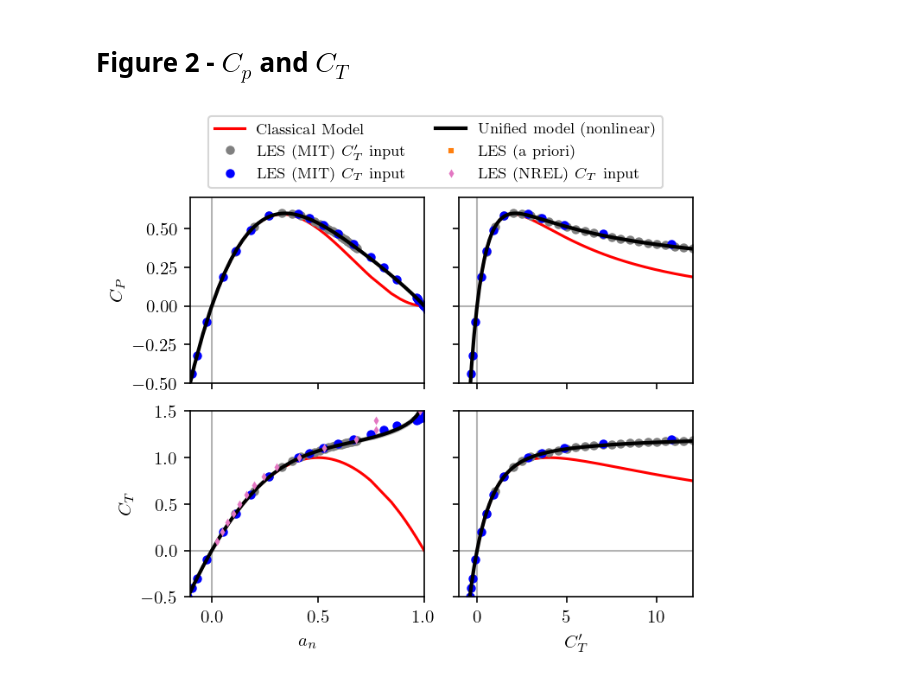
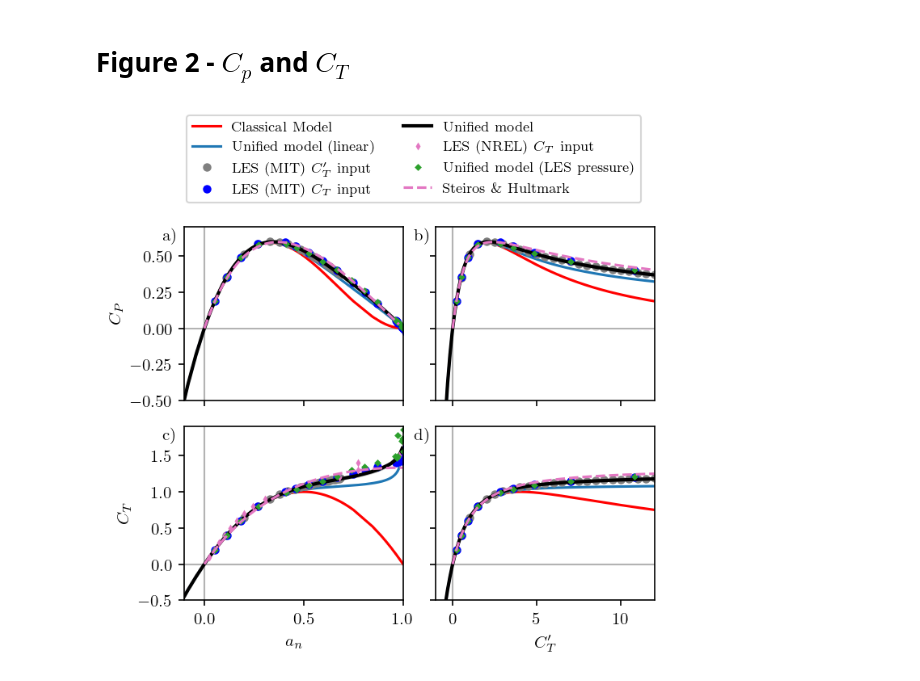
Before and after one commit to Howland-Lab/Unified-Momentum-Model, a Jupyter notebook: figures/figure_02_03.ipynb, the cells around one changed output. Cells and saved outputs as stored; diff of their text form; code cells hidden in the pictures.

Commit message:
add more paper figures

```diff
--- a/figures/figure_02_03.ipynb
+++ b/figures/figure_02_03.ipynb
@@ -110,7 +112,7 @@ results["LES_NREL"] = load_LES_data_NREL(NREL_LES_data_fn)
 # Add a priori pressure, pap
 # %%
 results["LES a priori"] = []
-for sol in results["LES_ctp"] + results["LES_ct"]:
+for sol in results["LES_ct"]:
     results["LES a priori"].append(
         LESSolution(
             sol.Ctprime,
@@ -132,7 +134,7 @@ for sol in results["LES_ctp"] + results["LES_ct"]:
 # %%
 models_to_compare = {
     "classical": Momentum.Heck(),
-    # "linear": Momentum.UnifiedMomentum(nonlinear_pressure_kwargs=dict(iterations=0)),
+    "linear": Momentum.UnifiedMomentum(cached=False, iterations=0),
     "nonlinear": Momentum.UnifiedMomentum(),
     "nonlinear_minus": Momentum.UnifiedMomentum(beta=0.9 * 0.1403),
     "nonlinear_plus": Momentum.UnifiedMomentum(beta=1.1 * 0.1403),
@@ -219,6 +278,9 @@ def setup_plot_like_mike(
     axes[1, 0].set_xlabel("$a_n$")
     axes[1, 1].set_xlabel("$C_T'$")
 
+    for ax, text in zip(axes.ravel(), ["a)", "b)", "c)", "d)"]):
+        ax.text(-0.1, 1.0, text, ha="left", va="top", transform=ax.transAxes)
+
     # Grid passing through origin
     [ax.axhline(0, lw=1, c="0.7", ls="-", zorder=-100) for ax in axes.ravel()]
     [ax.axvline(0, lw=1, c="0.7", ls="-", zorder=-100) for ax in axes.ravel()]
@@ -226,7 +288,7 @@ def setup_plot_like_mike(
     # Legend if needed
     if legend:
         axes[0, 0].legend(
-            ncol=2, loc="lower center", bbox_to_anchor=(1.05, 1.01), fontsize="small"
+            ncol=2, loc="lower center", bbox_to_anchor=(1.05, 1.1), fontsize="small"
         )
 
     return axes
@@ -239,39 +301,46 @@ plot_kwargs = {
     ),
     "classical": dict(c="r", label="Classical Model"),
     "linear": dict(label="Unified model (linear)"),
-    "nonlinear": dict(c="k", lw=2, label="Unified model (nonlinear)"),
+    "nonlinear": dict(c="k", lw=2, label="Unified model"),
+    "fixed_p": dict(
+        ls="", marker="D", ms=2, c="tab:green", label="Unified model (LES pressure)"
+    ),
     "nonlinear_variation": dict(label="nonlinear (variation)"),
     "LES a priori": dict(
         ls="", marker="s", ms=2, c="tab:orange", label=r"LES (a priori)"
     ),
+    "steiros": dict(ls="--", c="tab:pink", label="Steiros \& Hultmark"),
 }
-
-plot_order = [
-    "classical",
-    # "linear",
-    "LES_ctp",
-    "LES_ct",
-    "nonlinear",
-    "LES a priori",
-    "LES_NREL",
-]
 # %% [markdown]
 # Figure 2 - $C_p$ and $C_T$
 # %%
+plot_order = [
+    "classical",
+    "linear",
+    "LES_ctp",
+    "LES_ct",
+    "nonlinear",
+    # "LES a priori",
+    "LES_NREL",
+    "fixed_p",
+    "steiros",
+]
+
 axes = setup_plot_like_mike(
     results,
     "Cp",
     "Ct",
     ("$C_P$", "$C_T$"),
     keys=plot_order,
     range_keys=("nonlinear_minus", "nonlinear_plus"),
     plot_kwargs=plot_kwargs,
 )
 
 axes[0, 0].set_xlim(-0.1, 1)
 axes[1, 1].set_xlim(-1, 12)
 axes[0, 0].set_ylim(-0.5, 0.7)
-axes[1, 1].set_ylim(-0.5, 1.5);
+axes[1, 1].set_ylim(-0.5, 1.9)
+plt.savefig(figdir / "Figure2_Cp_Ct.png", dpi=500, bbox_inches="tight")
 # %% [output]
-[figure, old version]
+[figure, new version]
 # %%
```
Also changed, not shown: parts of 7 cells of this notebook, 7 other files.
